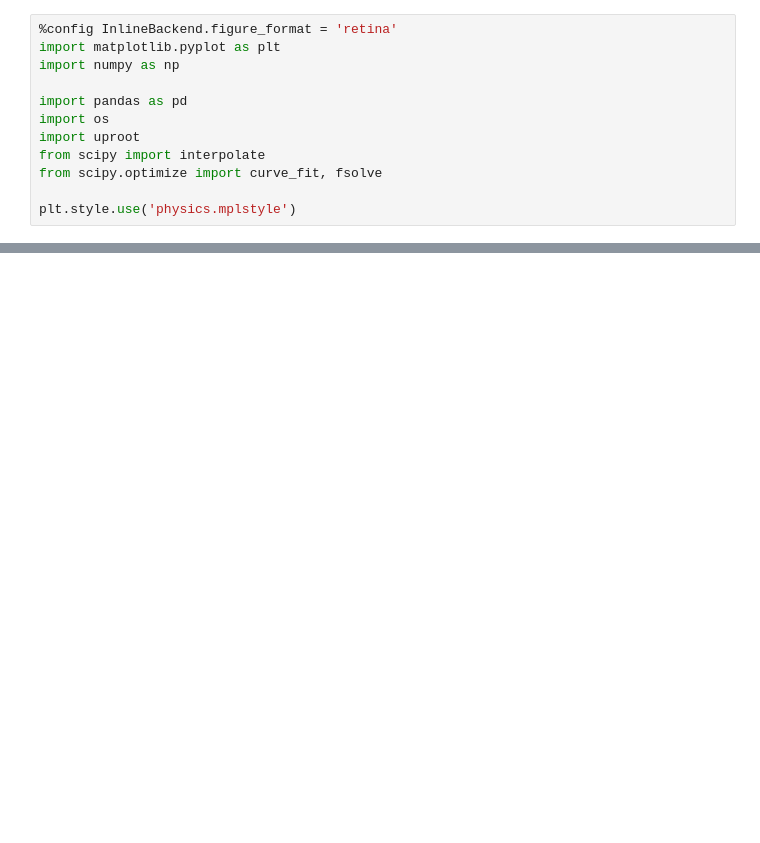
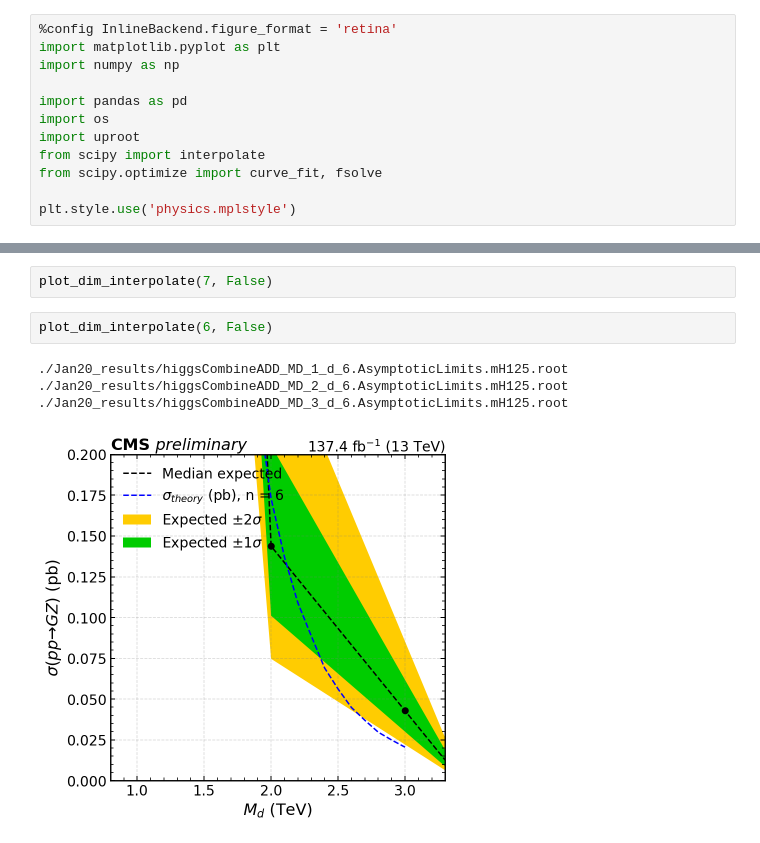
Before and after one commit to yhaddad/MonoZFinalFit, a Jupyter notebook: ADD-results.ipynb, the cells around one changed output, grey strips where cells are left out. Saved outputs shown, nothing was run; the diff lists cells and outputs as text; blank space fills up the shorter version.

```diff
--- a/ADD-results.ipynb
+++ b/ADD-results.ipynb
@@ -164,0 +209,9 @@ dim :  7
+# %%
+plot_dim_interpolate(7, False)
+# %%
+plot_dim_interpolate(6, False)
+# %% [output]
+./Jan20_results/higgsCombineADD_MD_1_d_6.AsymptoticLimits.mH125.root
+./Jan20_results/higgsCombineADD_MD_2_d_6.AsymptoticLimits.mH125.root
+./Jan20_results/higgsCombineADD_MD_3_d_6.AsymptoticLimits.mH125.root
+[figure, added]
```
Also changed, not shown: parts of 8 cells of this notebook, 3 other files.
